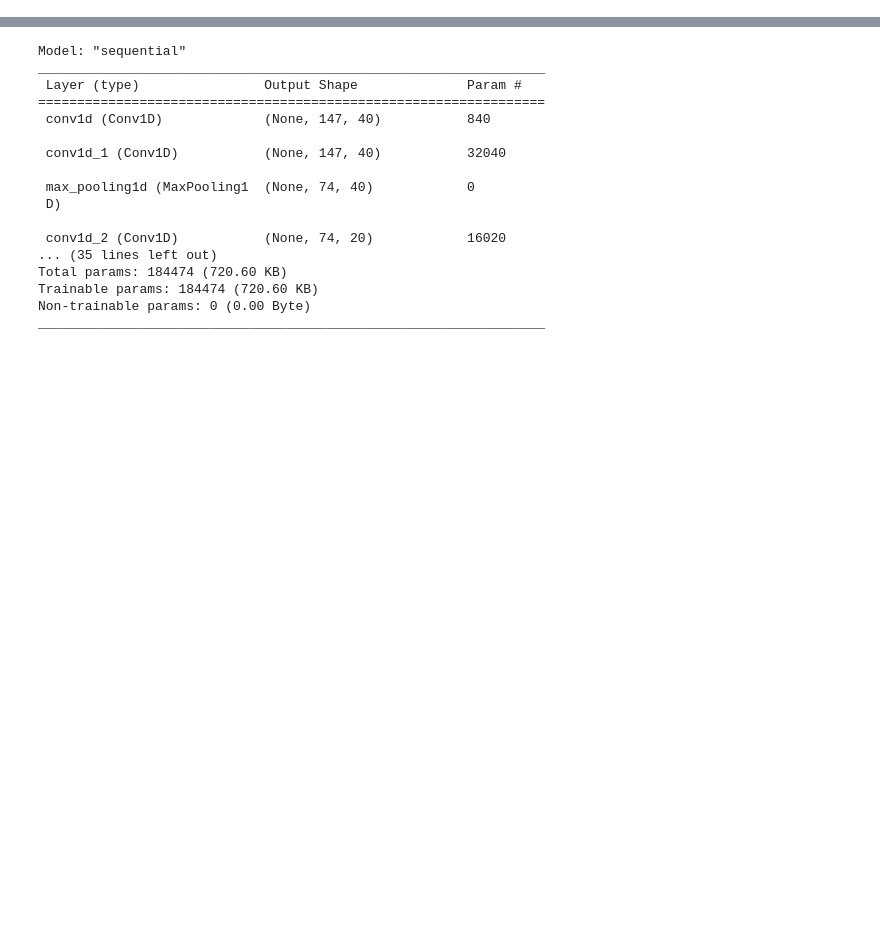
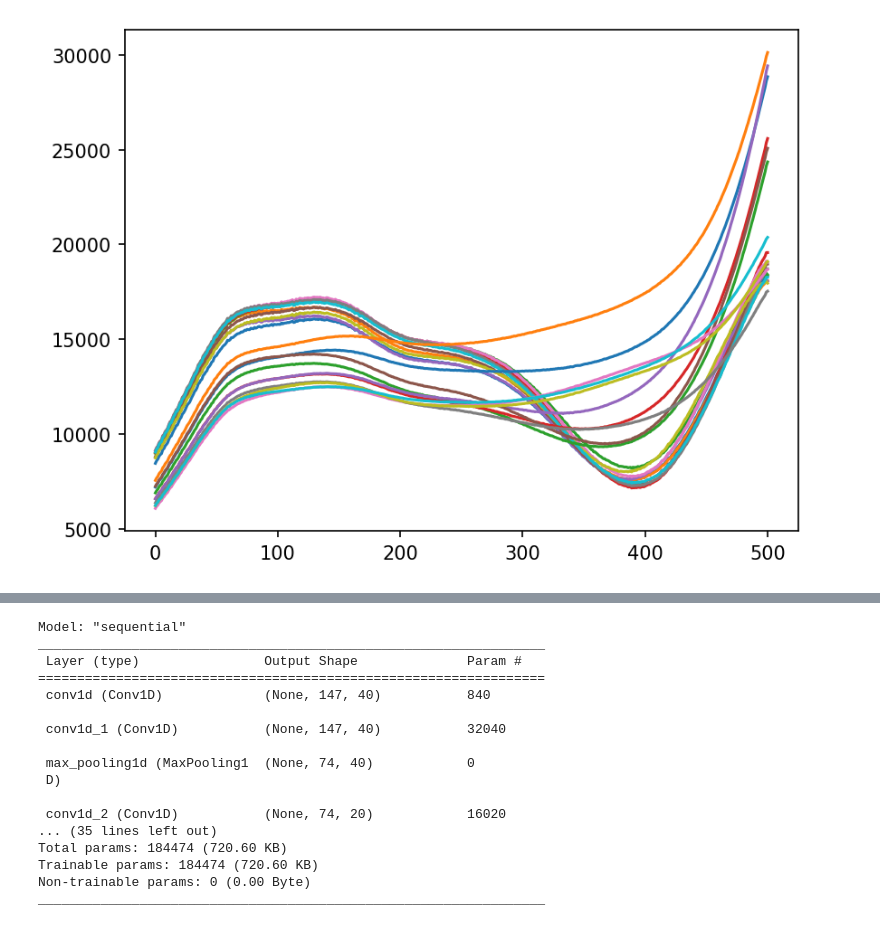
Before and after one commit to ngheeraert/NOISE_SPECTROSCOPY_WITH_ML, a Jupyter notebook: analysis.ipynb, the cells around one changed output, grey strips where cells are left out. Cells and saved outputs as stored; diff of their text form; code cells hidden in the pictures; blank space fills up the shorter version.

```diff
--- a/analysis.ipynb
+++ b/analysis.ipynb
@@ -57 +69,8 @@ predictions = model.predict(x_test)
+# %%
+predictions_exp_data.shape[0]
+for i in range( predictions_exp_data.shape[0] ):
+    plt.plot(predictions_exp_data[ i ,:],color='C'+str(i))
+plt.show()
+# %% [output]
+[figure, added]
 # %%
```
Also changed, not shown: parts of 8 cells of this notebook, 3 other files.
